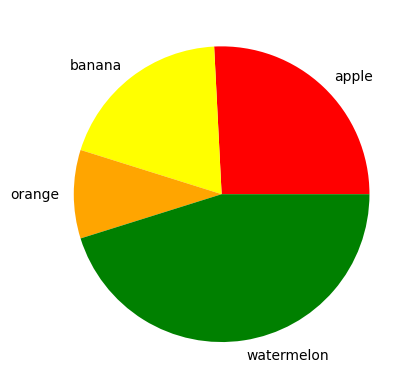
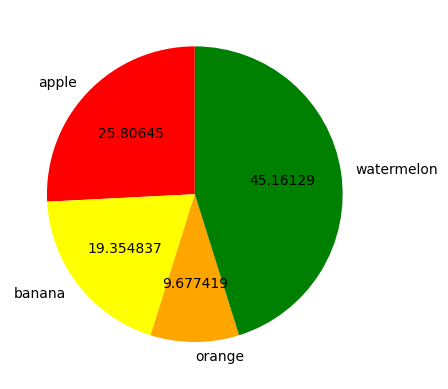
The change to this notebook cell's code, shown as a diff; its figure went from the first image to the second:
--- before
+++ after
@@ -4,4 +4,4 @@
 count = [40,30,15,70]
 colors=['red','yellow','orange','green']
-plt.pie(count,labels=fruits,colors=colors)
+plt.pie(count,labels=fruits,colors=colors,startangle=90,autopct=str)
 plt.show()

Commit: Created using Colab